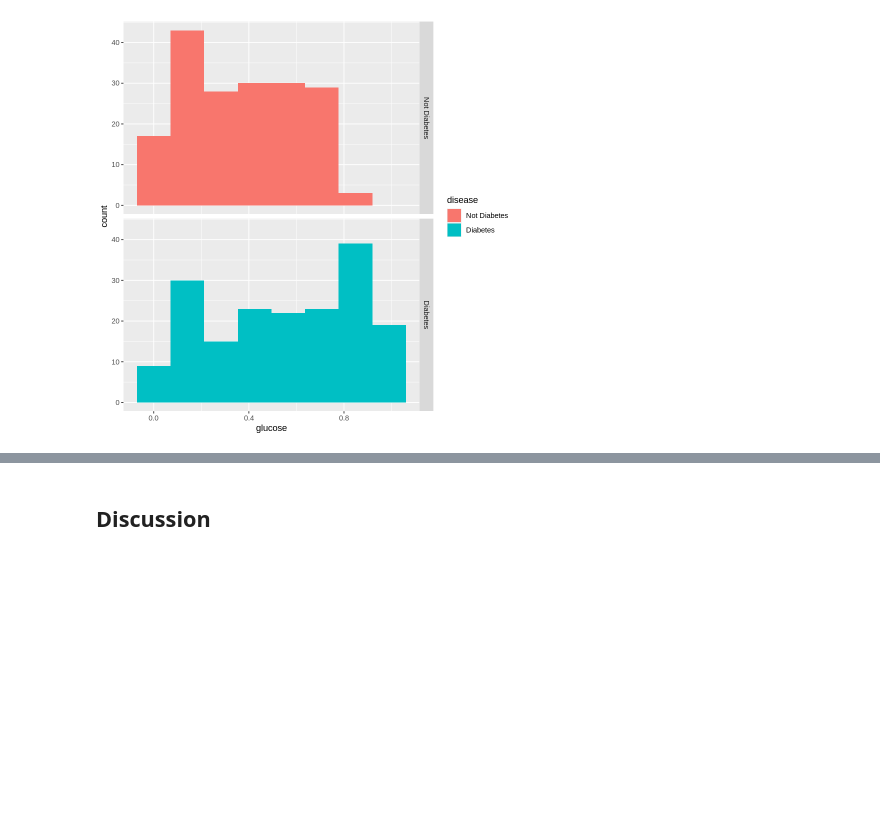
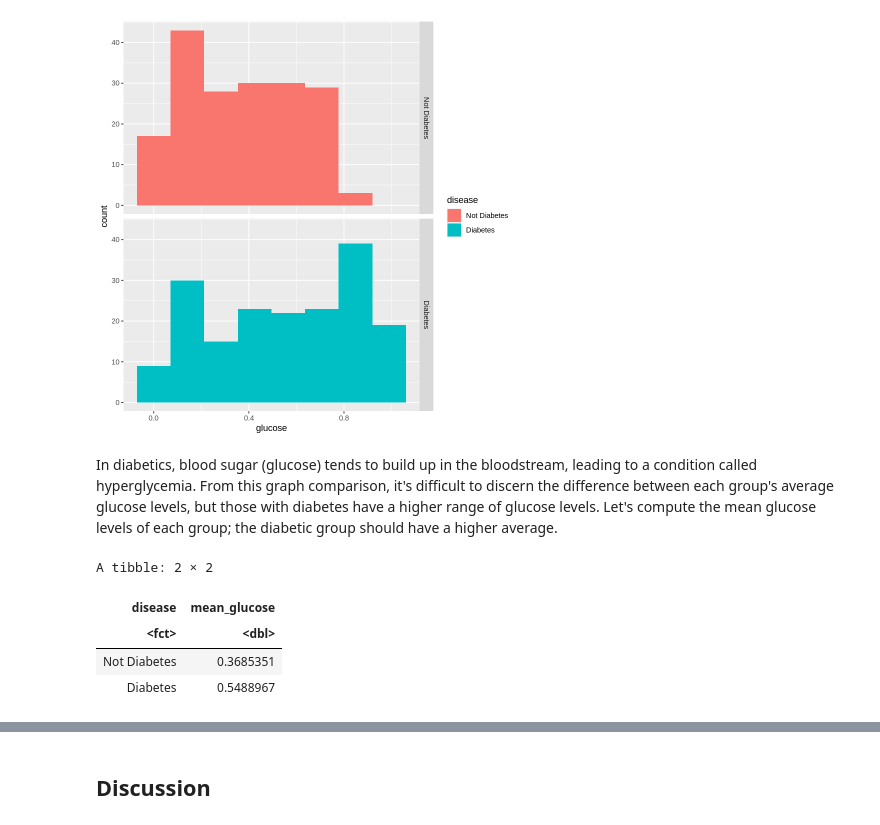
Before and after one commit to kevin-wu01/dsci-100-2023w2-group-39, a Jupyter notebook: group_project_report.ipynb, the cells around one changed output, grey strips where cells are left out. Saved outputs shown, nothing was run; the diff lists cells and outputs as text; code cells hidden in the pictures; blank space fills up the shorter version.

```diff
--- a/group_project_report.ipynb
+++ b/group_project_report.ipynb
@@ -189,3 +187,16 @@ glucose_histogram <- training_blood_samples |>
 glucose_histogram
 # %% [output]
 [figure]
+# %% [markdown]
+In diabetics, blood sugar (glucose) tends to build up in the bloodstream, leading to a condition called hyperglycemia. From this graph comparison, it's difficult to discern the difference between each group's average glucose levels, but those with diabetes have a higher range of glucose levels. Let's compute the mean glucose levels of each group; the diabetic group should have a higher average.
+# %%
+mean_glucose <- training_blood_samples |>
+group_by(disease) |>
+summarize(mean_glucose = mean(glucose))
+mean_glucose
+# %% [output]
+A tibble: 2 × 2
+| disease | mean_glucose |
+| <fct> | <dbl> |
+| Not Diabetes | 0.3685351 |
+| Diabetes | 0.5488967 |
```
Also changed, not shown: parts of 13 cells of this notebook.
